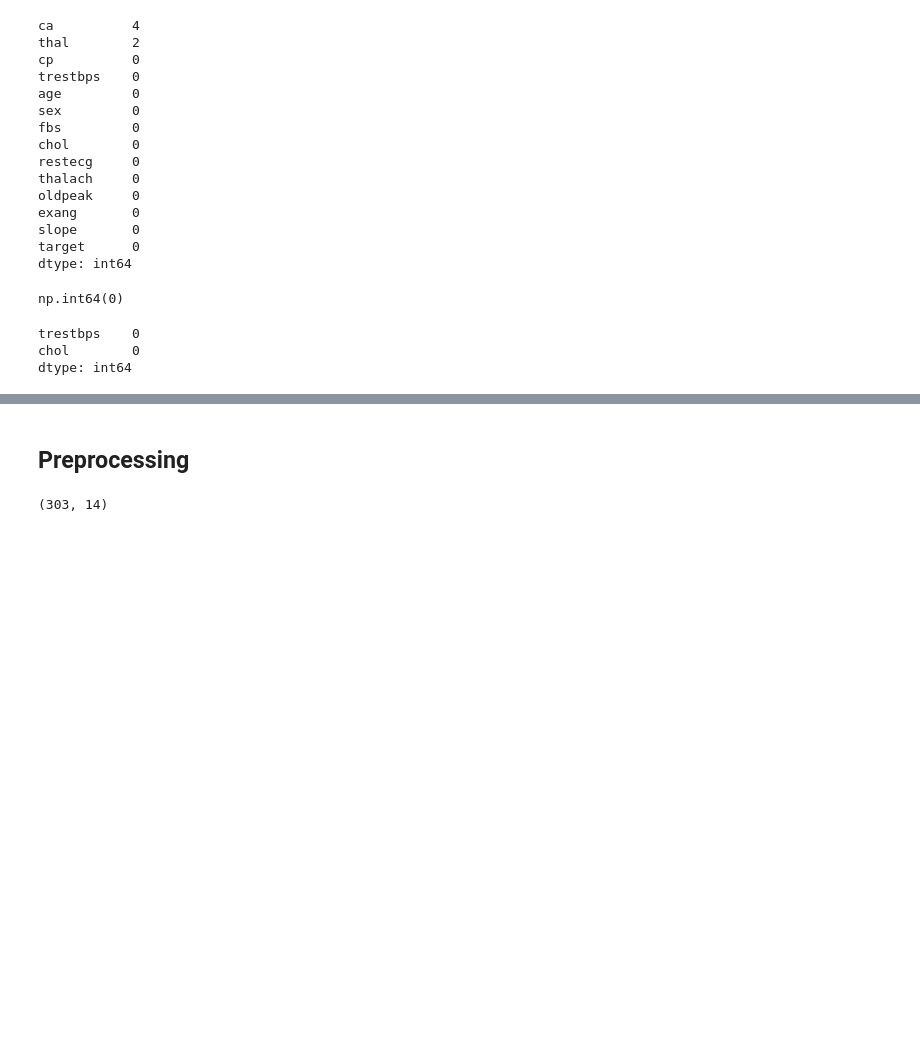
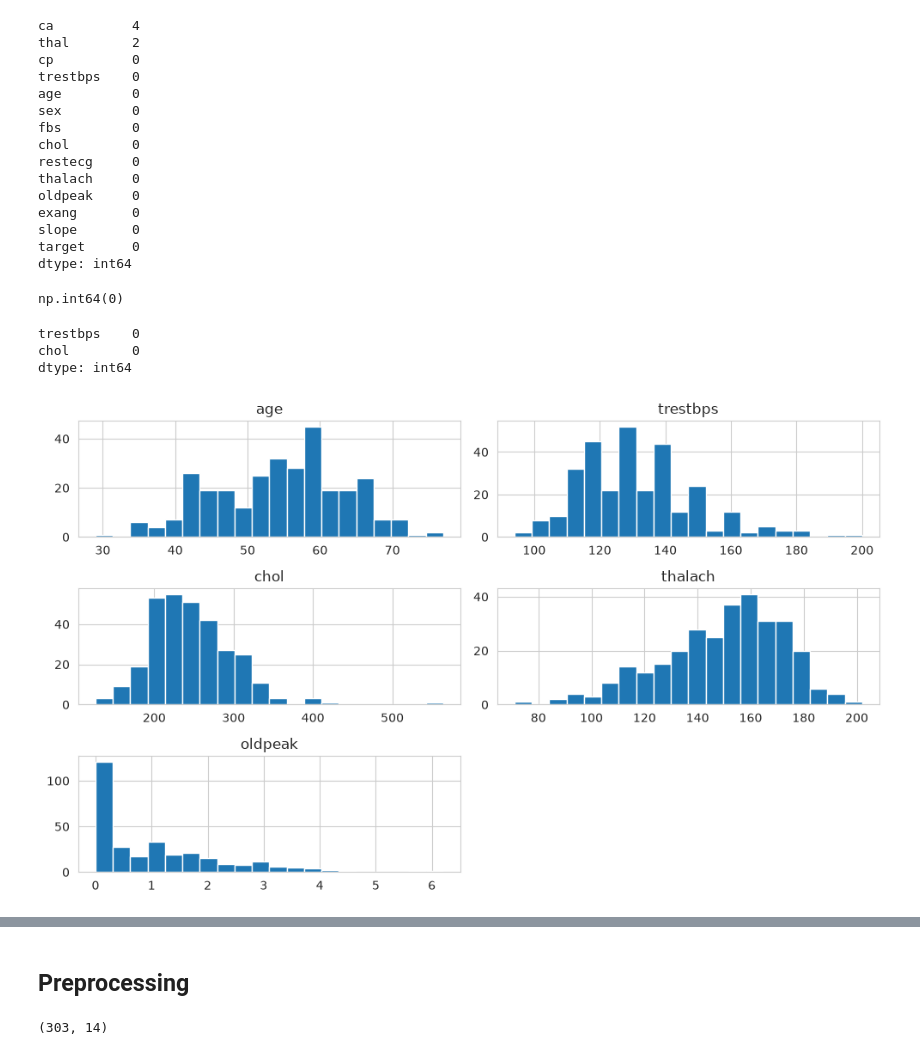
Before and after one commit to marcoyap41/heart-disease-prediction, a Jupyter notebook: main.ipynb, the cells around one changed output, grey strips where cells are left out. Drawn from its saved outputs; the diff is of its cells as text; code cells hidden in the pictures; blank space fills up the shorter version.

```diff
--- a/main.ipynb
+++ b/main.ipynb
@@ -109,3 +116,10 @@ df[["trestbps", "chol"]].eq(0).sum()
 trestbps    0
 chol        0
 dtype: int64
+# %%
+numeric_cols = ["age", "trestbps", "chol", "thalach", "oldpeak"]
+df[numeric_cols].hist(figsize=(10, 6), bins=20)
+plt.tight_layout()
+plt.show()
+# %% [output]
+[figure, added]
```
Also changed, not shown: parts of 4 cells of this notebook.
